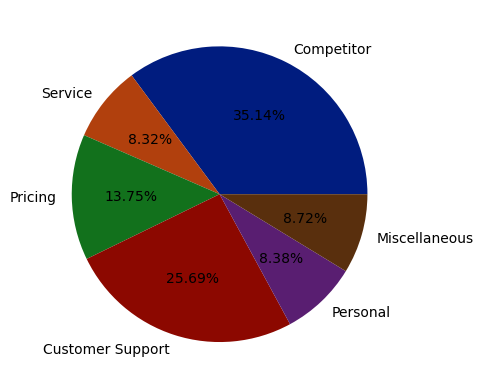
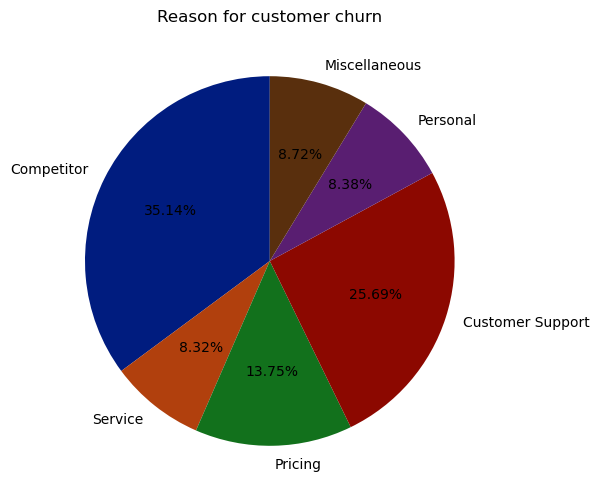
Unified diff of the notebook cell whose output changed from the first chart to the second:
--- before
+++ after
@@ -1,7 +1,10 @@
-data = [competitor_reason_churn_count, service_reason_churn_count, pricing_reason_churn_count, support_reason_churn_count, personal_reason_churn_count, miscellaneous_reason_churn_count]
-labels = ["Competitor", "Service", "Pricing", "Customer Support", "Personal", "Miscellaneous"]
+labels = list(churn_category_count.keys())
+data = list(churn_category_count.values())
 
+plt.figure(figsize=(10,6))
 colors = sns.color_palette("dark")
-plt.pie(data, labels=labels, colors=colors, autopct="%.2f%%")
+
+plt.pie(data, labels=labels, colors=colors, autopct="%.2f%%", startangle=90) # start at north
+plt.title("Reason for customer churn")
 
 plt.show()

Commit: Changed churn subcategories, reasons and count to 2 dictionaries and updated pie plot with title, start angle and figsize